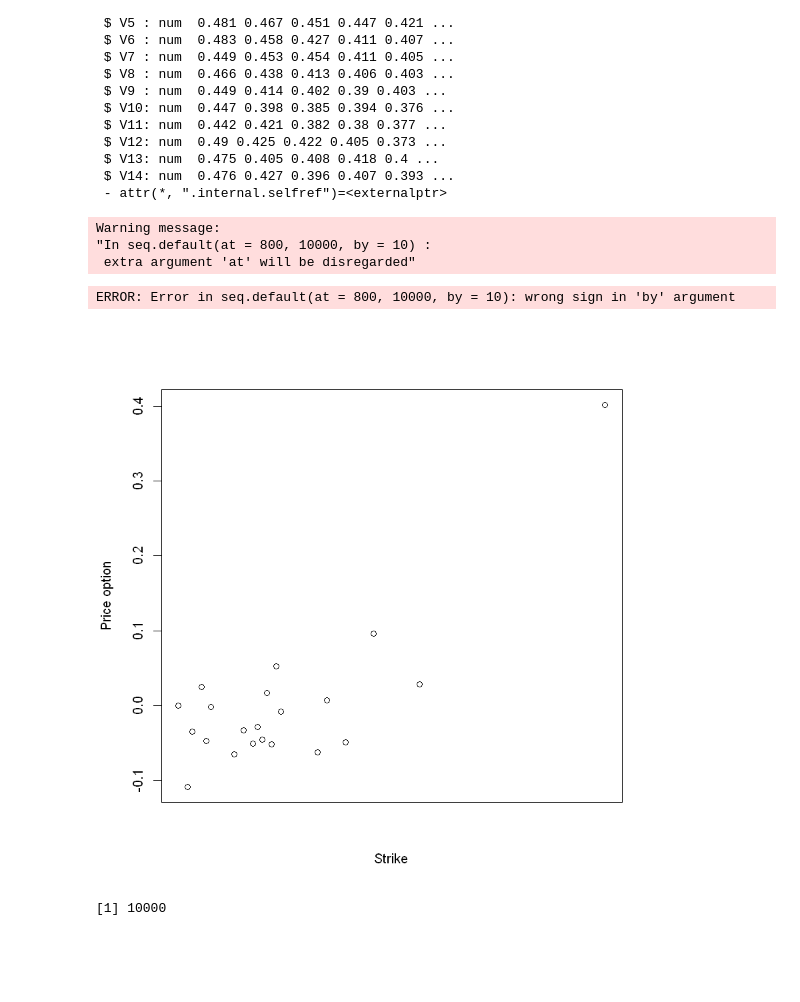
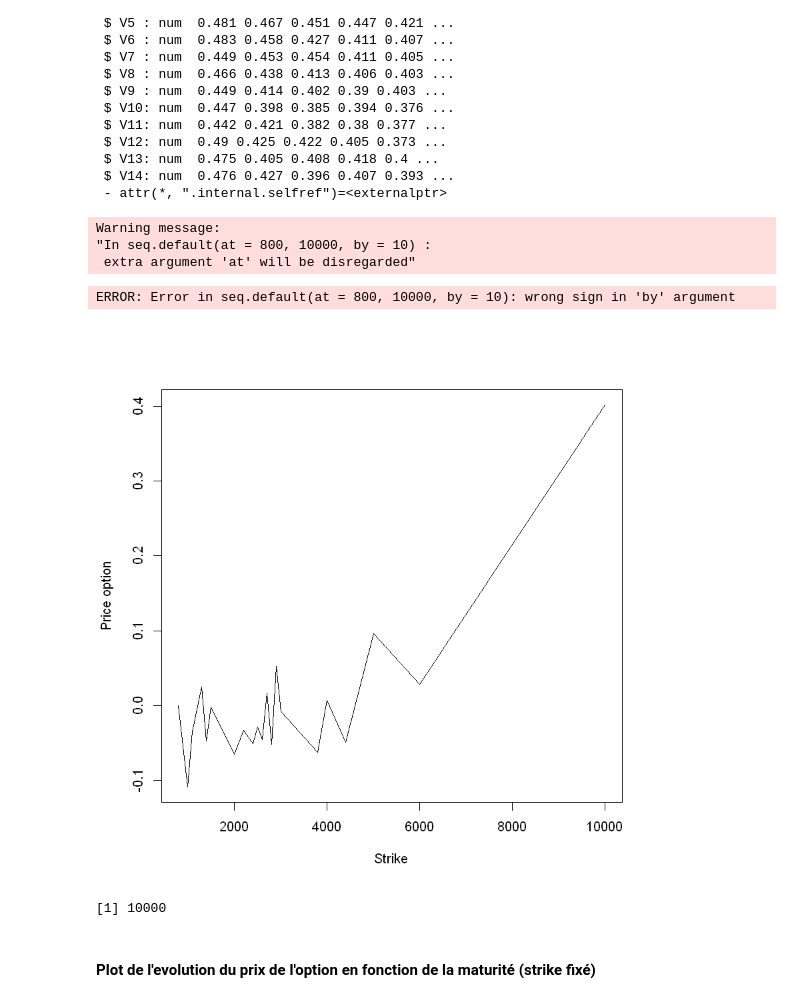
Before and after one commit to bechirbenhassine/Sprint_2_Fil_Rouge, a Jupyter notebook: MatVolat.ipynb, the cells around one changed output. Saved outputs shown, nothing was run; the diff lists cells and outputs as text; code cells hidden in the pictures; blank space fills up the shorter version.

```diff
--- a/MatVolat.ipynb
+++ b/MatVolat.ipynb
@@ -290,14 +68,14 @@ for(name in names(df) ){
     df.var[,name]=vec.var.rate
 }
 # %%
-myplot = plot(df.var$strike,df.var$V10,xaxt='n',xlab = "Strike", ylab = "Price option")
+myplot = plot(df.var$strike,df.var$V10,type="l",xlab = "Strike", ylab = "Price option")
 axis(1, seq(at = 800,10000, by = 10), las=2)
 # %% [output]
 Warning message:
 "In seq.default(at = 800, 10000, by = 10) :
  extra argument 'at' will be disregarded"
 ERROR: Error in seq.default(at = 800, 10000, by = 10): wrong sign in 'by' argument
-[figure, old version]
+[figure, new version]
 # %%
 max(df.var$strike)
 # %% [output]
@@ -313,0 +85,2 @@ max(df.var$strike)
+# %% [markdown]
+#### Plot de l'evolution du prix de l'option en fonction de la maturité (strike fixé)
```
Also changed, not shown: parts of 6 cells of this notebook.
